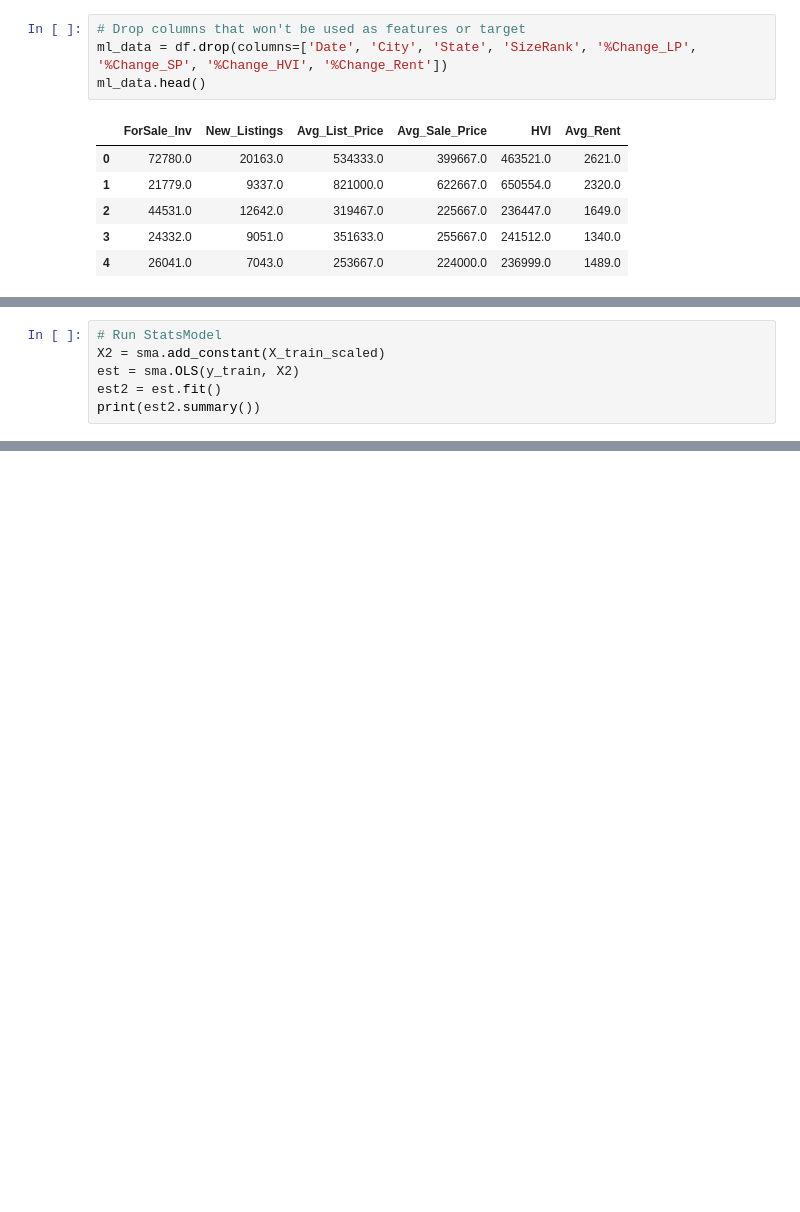
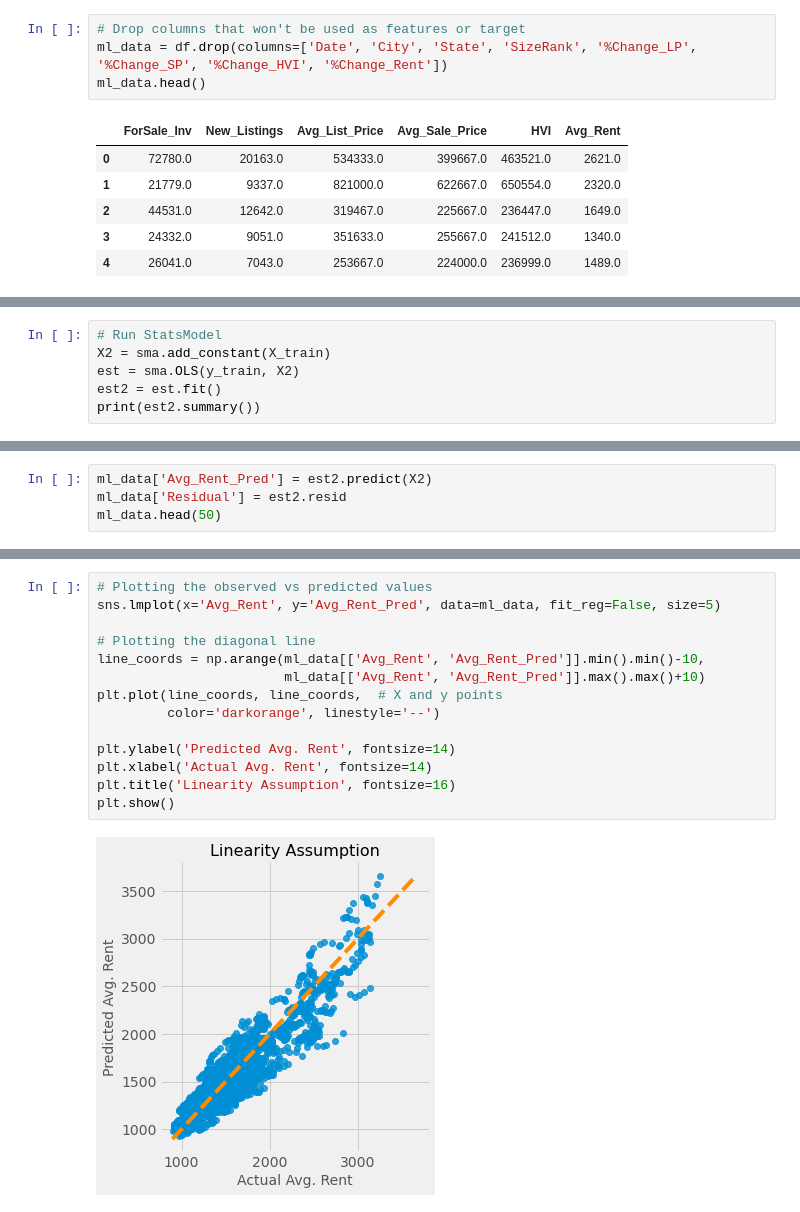
Before and after one commit to mein0819/Final_Project, a Jupyter notebook: Linear_Regression_Optimization.ipynb, the cells around one changed output, grey strips where cells are left out. Saved outputs shown, nothing was run; the diff lists cells and outputs as text; blank space fills up the shorter version.

```diff
--- a/Linear_Regression_Optimization.ipynb
+++ b/Linear_Regression_Optimization.ipynb
@@ -109,6 +182,6 @@ R-squared (R2): 0.8528907882531497
 # %%
 # Run StatsModel
-X2 = sma.add_constant(X_train_scaled)
+X2 = sma.add_constant(X_train)
 est = sma.OLS(y_train, X2)
 est2 = est.fit()
 print(est2.summary())
@@ -132,0 +218,4 @@ Notes:
+# %%
+ml_data['Avg_Rent_Pred'] = est2.predict(X2)
+ml_data['Residual'] = est2.resid
+ml_data.head(50)
@@ -132,0 +240,16 @@ Notes:
+# %%
+# Plotting the observed vs predicted values
+sns.lmplot(x='Avg_Rent', y='Avg_Rent_Pred', data=ml_data, fit_reg=False, size=5)
+
+# Plotting the diagonal line
+line_coords = np.arange(ml_data[['Avg_Rent', 'Avg_Rent_Pred']].min().min()-10,
+                        ml_data[['Avg_Rent', 'Avg_Rent_Pred']].max().max()+10)
+plt.plot(line_coords, line_coords,  # X and y points
+         color='darkorange', linestyle='--')
+
+plt.ylabel('Predicted Avg. Rent', fontsize=14)
+plt.xlabel('Actual Avg. Rent', fontsize=14)
+plt.title('Linearity Assumption', fontsize=16)
+plt.show()
+# %% [output]
+[figure, added]
```
Also changed, not shown: parts of 17 cells of this notebook, 14 other files.
